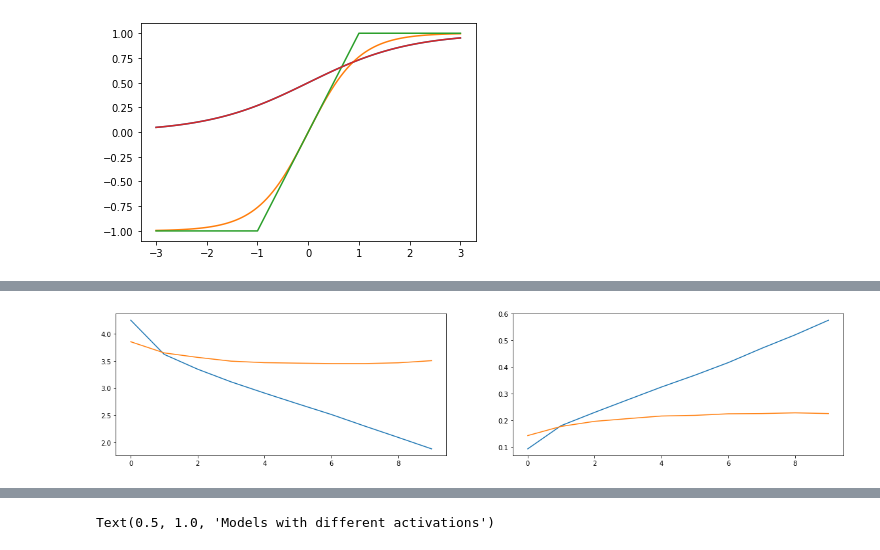
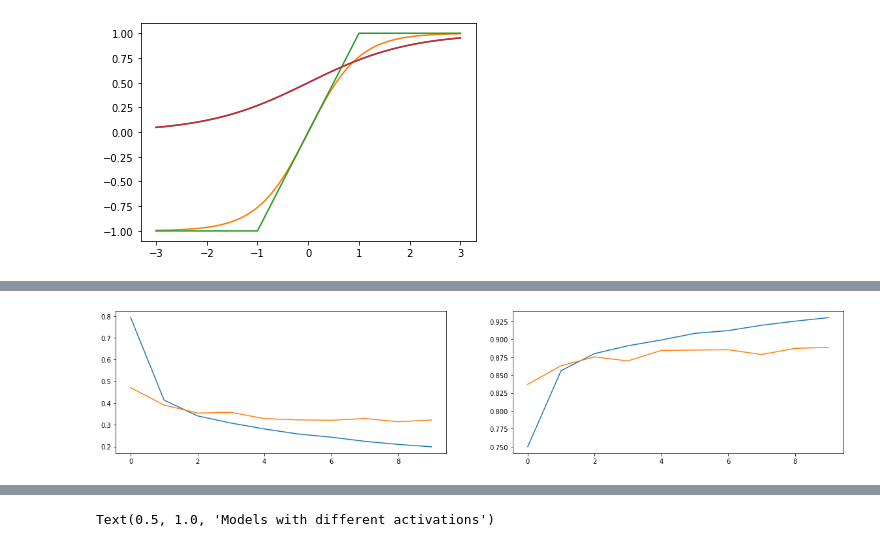
Before and after one commit to jganzabal/lottery-ticket-hypotesis-keras, a Jupyter notebook: 02_Untrained_weights_Accuracy-MLP.ipynb, the cells around one changed output, grey strips where cells are left out. Cells and saved outputs as stored; diff of their text form; code cells hidden in the pictures.

Commit message:
simple dataset added

```diff
--- a/02_Untrained_weights_Accuracy-MLP.ipynb
+++ b/02_Untrained_weights_Accuracy-MLP.ipynb
@@ -18,7 +18,7 @@ from tensorflow_model_optimization.sparsity.keras import strip_pruning
 from tensorflow.keras.constraints import max_norm
 from tensorflow.keras import backend as K
 # %%
-my_dataset = cifar100
+my_dataset = fashion_mnist
 # %%
 (train_images, train_labels), (test_images, test_labels) = my_dataset.load_data()
 flattened_shape = np.product(train_images.shape[1:])
@@ -97,29 +80,8 @@ model = get_model_old()
-# %%
-def compile_model(model, lr=0.001):
-    optim = optimizers.Adam(lr=lr)
-    model.compile(loss = 'sparse_categorical_crossentropy', optimizer=optim, metrics=['accuracy'])
-
-def get_model(initial_weights=None, compile_model_flag=True, lr=0.001, activation='relu', kernel_initializer=initializers.glorot_uniform(), reduce = reduce, input_dim=flattened_shape, output_size = output_size):
-
-
-    # Creo el modelo
-
-    inp = Input(shape=(input_dim,))
-    first_layer_out = Dense(784*2//reduce, activation=activation, name='hidden_1', kernel_initializer=kernel_initializer, input_shape=(input_dim,))(inp)
-    second_layer_out = Dense(784//reduce, activation=activation, name='hidden_2', kernel_initializer=kernel_initializer)(first_layer_out)
-    output = Dense(output_size, name='Salida', kernel_initializer=kernel_initializer, activation='softmax')(second_layer_out)
-    model = Model(inp, output)
-    first_layer_model = Model(inp, first_layer_out)
-    second_layer_model = Model(inp, second_layer_out)
-    if compile_model_flag:
-        compile_model(model, lr=lr)
-    if initial_weights is not None:
-        model.save_weights(initial_weights)
-    return model, first_layer_model, second_layer_model
 # %%
 kernel_initializer=initializers.VarianceScaling(1, 'fan_avg')
 activation = 'tanh'
-model, first_layer_model, second_layer_model = get_model(activation=activation, kernel_initializer=kernel_initializer)
-# model = get_model(activation=activation)
-first_layer_model.predict(X).std()/X.std(), second_layer_model.predict(X).std()/X.std()
+model, model_multiple_out = get_model(activation=activation, kernel_initializer=kernel_initializer)
+
+out_first, out_second, out = model_multiple_out.predict(X_test)
+print(out_first.std()/X.std(), out_second.std()/(out_first.std()))
 # %% [output]
@@ -170,17 +132,17 @@ _________________________________________________________________
 # %%
 kernel_initializer=initializers.VarianceScaling(1, 'fan_avg')
 activation = 'tanh'
-model, first_layer_model, second_layer_model = get_model(activation=activation, kernel_initializer=kernel_initializer)
+model, model_multiple_out = get_model(activation=activation, kernel_initializer=kernel_initializer)
 # model = get_model_old(activation=activation)
 history, initial_filename, best_filename = train_model(model, batch_size = 2048, epochs=10)
 f, (ax1, ax2) = plt.subplots(1, 2, figsize=(20,4))
 ax1.plot(history.history['loss'])
 ax1.plot(history.history['val_loss'])
 ax2.plot(history.history['accuracy'])
 ax2.plot(history.history['val_accuracy'])
 plt.show()
 # %% [output]
-[figure, old version]
+[figure, new version]
 # %%
 print('Before trained')
 model.load_weights(initial_filename)
```
Also changed, not shown: parts of 8 cells of this notebook, 8 other files.
